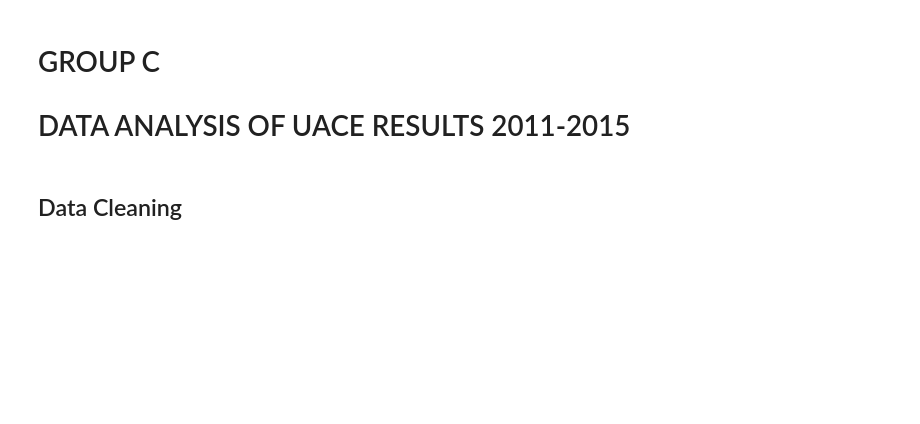
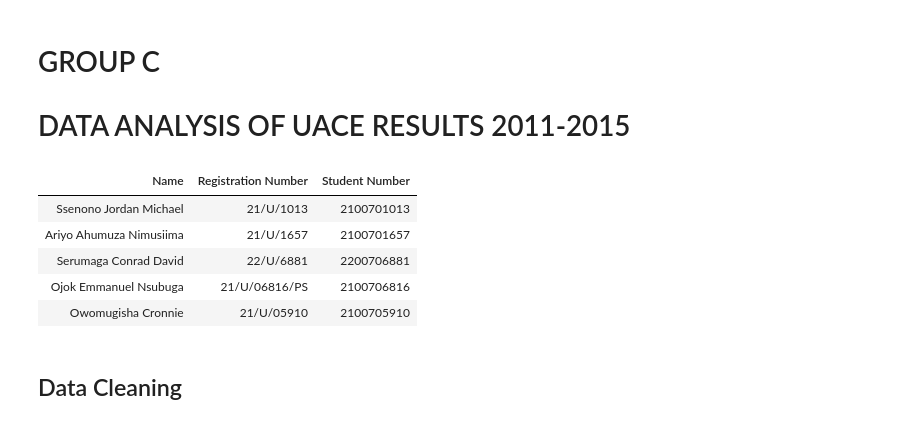
Before and after one commit to MickFrog/uace-analysis, a Jupyter notebook: uace_analysis.ipynb, the cells around one changed output. Drawn from its saved outputs; the diff is of its cells as text; code cells hidden in the pictures; blank space fills up the shorter version.

Commit message:
add members table

```diff
--- a/uace_analysis.ipynb
+++ b/uace_analysis.ipynb
@@ -44,6 +44,67 @@ custom_styles = """
 
 # Apply the custom CSS styles
 display(HTML(custom_styles))
+# %%
+display(HTML(
+    """
+    <style>
+        .members th {
+            background-color: black;
+            padding: 1rem;
+            color: white;
+        }
+
+        .members td {
+            padding: 0.5rem;
+            text-transform: uppercase;
+        }
+    </style>
+
+    <table class="members" style="background-color: black">
+        <thead style="text-transform: uppercase;">
+            <tr>
+                <th>Name</th>
+                <th>Registration Number</th>
+                <th>Student Number</th>
+            </tr>
+        </thead>
+        <tbody>
+            <tr>
+                <td>Ssenono Jordan Michael</td>
+                <td>21/U/1013</td>
+                <td>2100701013</td>
+            </tr>
+            <tr>
+                <td>Ariyo Ahumuza Nimusiima</td>
+                <td>21/U/1657</td>
+                <td>2100701657</td>
+            </tr>
+            <tr>
+                <td>Serumaga Conrad David</td>
+                <td>22/U/6881</td>
+                <td>2200706881</td>
+            </tr>
+            <tr>
+                <td>Ojok Emmanuel Nsubuga</td>
+                <td>21/U/06816/PS</td>
+                <td>2100706816</td>
+            </tr>
+            <tr>
+                <td>Owomugisha Cronnie</td>
+                <td>21/U/05910</td>
+                <td>2100705910</td>
+            </tr>
+        </tbody>
+    </table>
+    """
+))
+# %% [output]
+| Name | Registration Number | Student Number |
+| Ssenono Jordan Michael | 21/U/1013 | 2100701013 |
+| Ariyo Ahumuza Nimusiima | 21/U/1657 | 2100701657 |
+| Serumaga Conrad David | 22/U/6881 | 2200706881 |
+| Ojok Emmanuel Nsubuga | 21/U/06816/PS | 2100706816 |
+| Owomugisha Cronnie | 21/U/05910 | 2100705910 |
 # %% [markdown]
 ## Data Cleaning
 # %%
```
